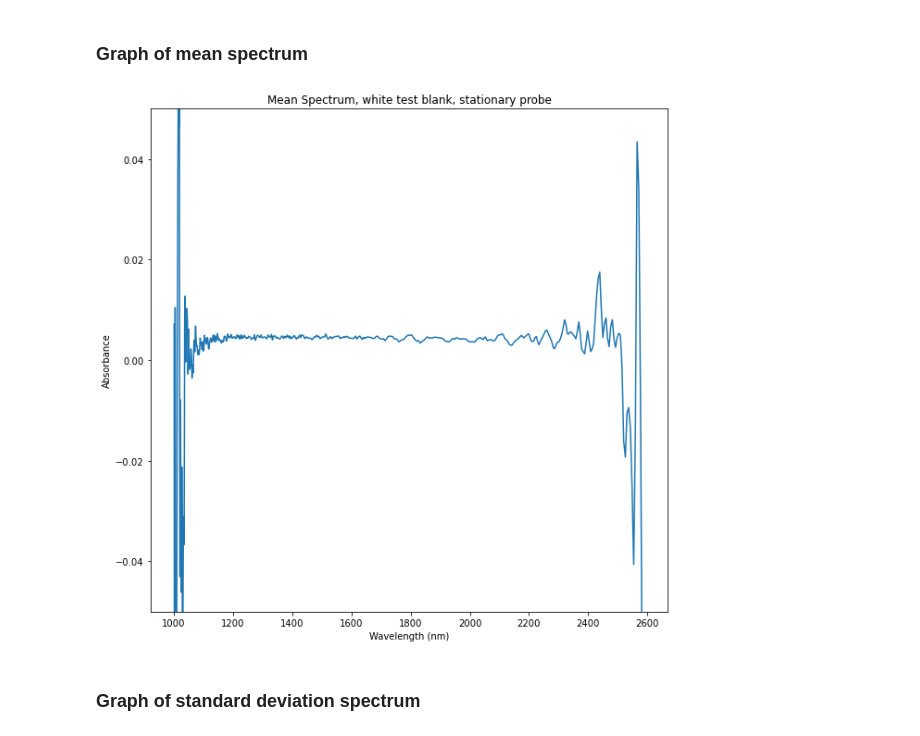
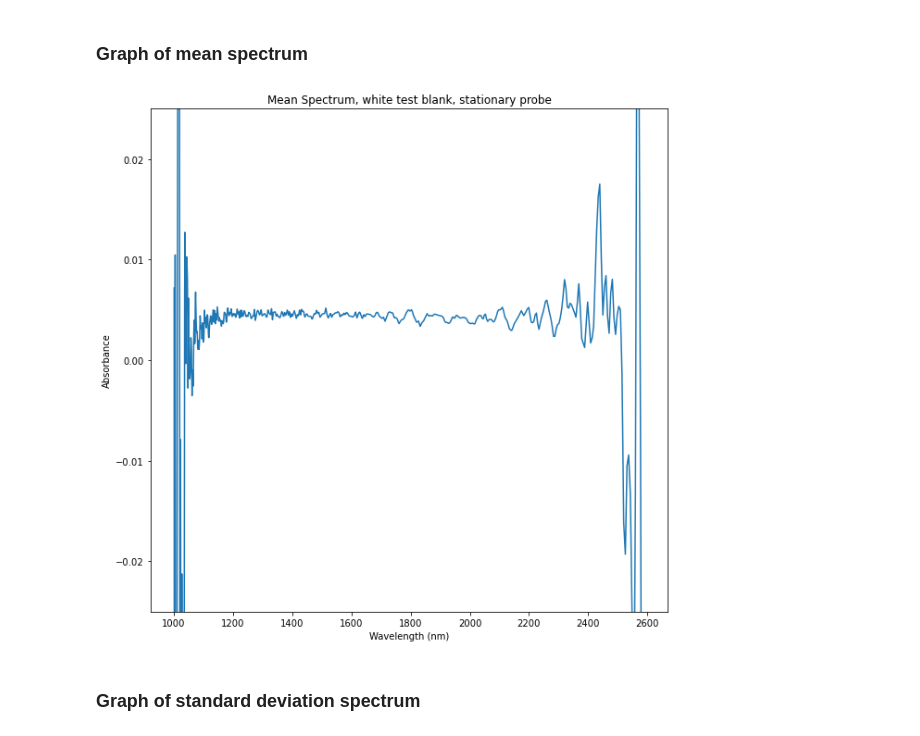
Before and after one commit to barrett3210/h5py_more_practice, a Jupyter notebook: White_test_blank_vis_ftirengine.ipynb, the cells around one changed output. Saved outputs shown, nothing was run; the diff lists cells and outputs as text; code cells hidden in the pictures.

```diff
--- a/White_test_blank_vis_ftirengine.ipynb
+++ b/White_test_blank_vis_ftirengine.ipynb
@@ -163,14 +163,14 @@ plt.plot(ftir_stat_df.loc[:, 1800], ftir_stat_df.index.values, "r-o");
 # %%
 fig, ax = plt.subplots(figsize = (10,10))
 ax.set_title("Mean Spectrum, white test blank, stationary probe")
 ax.set_ylabel("Absorbance")
 ax.set_xlabel("Wavelength (nm)")
-ax.set_ylim(-0.05, 0.05)
+ax.set_ylim(-0.025, 0.025)
 
 ax.plot(ftir_waves, ftir_spectra_stationary.mean(axis=0))
 plt.show()
 # %% [output]
-[figure, old version]
+[figure, new version]
 # %% [markdown]
 ### Graph of standard deviation spectrum
 # %%
```
Also changed, not shown: parts of 4 cells of this notebook, 4 other files.
